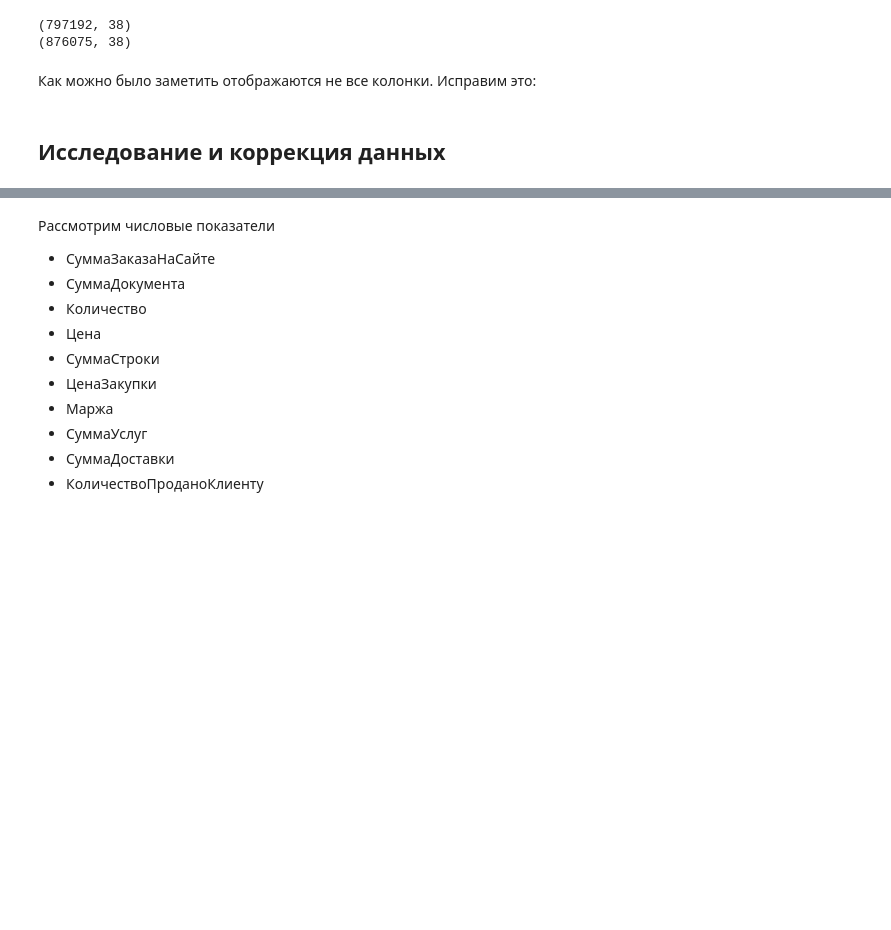
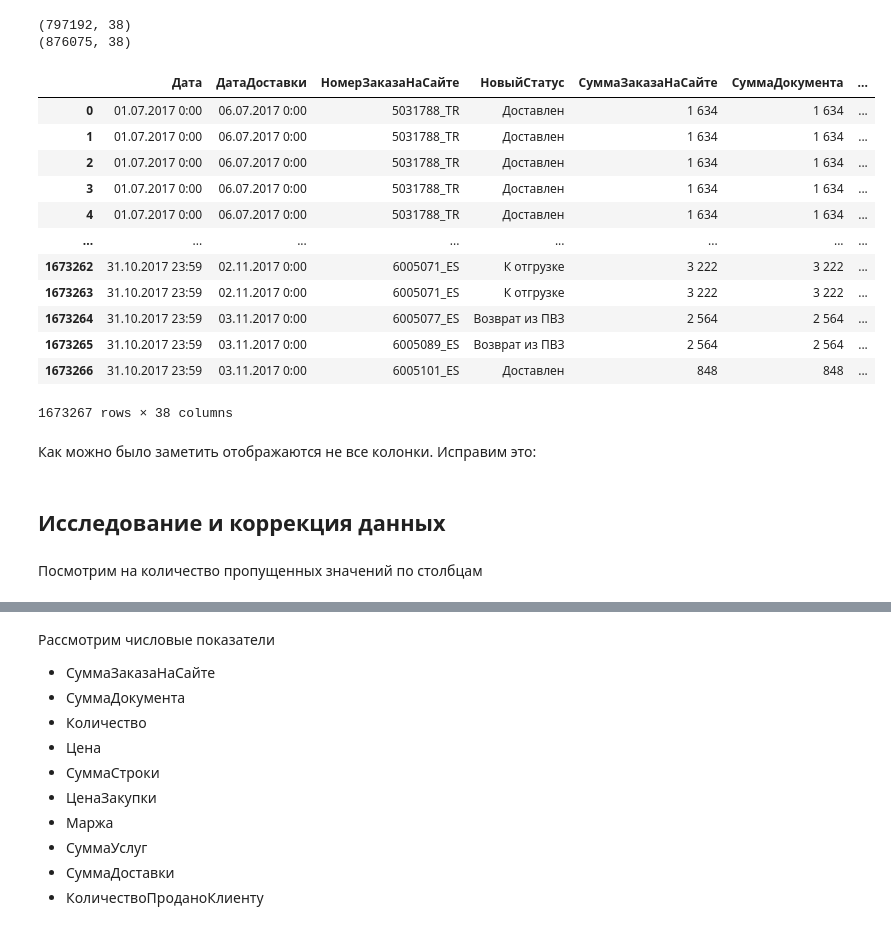
Before and after one commit to millb/course_work, a Jupyter notebook: preprocessing.ipynb, the cells around one changed output, grey strips where cells are left out. Cells and saved outputs as stored; diff of their text form; code cells hidden in the pictures; blank space fills up the shorter version.

```diff
--- a/preprocessing.ipynb
+++ b/preprocessing.ipynb
@@ -28,9 +28,29 @@ print(order_data2.shape)
 # %% [output]
 (797192, 38)
 (876075, 38)
+# %%
+order_data = order_data1
+order_data = order_data.append(order_data2, ignore_index=True)
+order_data
+# %% [output]
+|  | Дата | ДатаДоставки | НомерЗаказаНаСайте | НовыйСтатус | СуммаЗаказаНаСайте | СуммаДокумента | ... |
+| 0 | 01.07.2017 0:00 | 06.07.2017 0:00 | 5031788_TR | Доставлен | 1 634 | 1 634 | ... |
+| 1 | 01.07.2017 0:00 | 06.07.2017 0:00 | 5031788_TR | Доставлен | 1 634 | 1 634 | ... |
+| 2 | 01.07.2017 0:00 | 06.07.2017 0:00 | 5031788_TR | Доставлен | 1 634 | 1 634 | ... |
+| 3 | 01.07.2017 0:00 | 06.07.2017 0:00 | 5031788_TR | Доставлен | 1 634 | 1 634 | ... |
+| 4 | 01.07.2017 0:00 | 06.07.2017 0:00 | 5031788_TR | Доставлен | 1 634 | 1 634 | ... |
+| ... | ... | ... | ... | ... | ... | ... | ... |
+| 1673262 | 31.10.2017 23:59 | 02.11.2017 0:00 | 6005071_ES | К отгрузке | 3 222 | 3 222 | ... |
+| 1673263 | 31.10.2017 23:59 | 02.11.2017 0:00 | 6005071_ES | К отгрузке | 3 222 | 3 222 | ... |
+| 1673264 | 31.10.2017 23:59 | 03.11.2017 0:00 | 6005077_ES | Возврат из ПВЗ | 2 564 | 2 564 | ... |
+| 1673265 | 31.10.2017 23:59 | 03.11.2017 0:00 | 6005089_ES | Возврат из ПВЗ | 2 564 | 2 564 | ... |
+| 1673266 | 31.10.2017 23:59 | 03.11.2017 0:00 | 6005101_ES | Доставлен | 848 | 848 | ... |
+1673267 rows × 38 columns
 # %% [markdown]
 Как можно было заметить отображаются не все колонки. Исправим это:
 # %%
 pd.options.display.max_columns = 40
 # %% [markdown]
-<h2>Исследование и коррекция данных</h2>
+## Исследование и коррекция данных ##
+# %% [markdown]
+Посмотрим на количество пропущенных значений по столбцам
```
Also changed, not shown: parts of 50 cells of this notebook.
